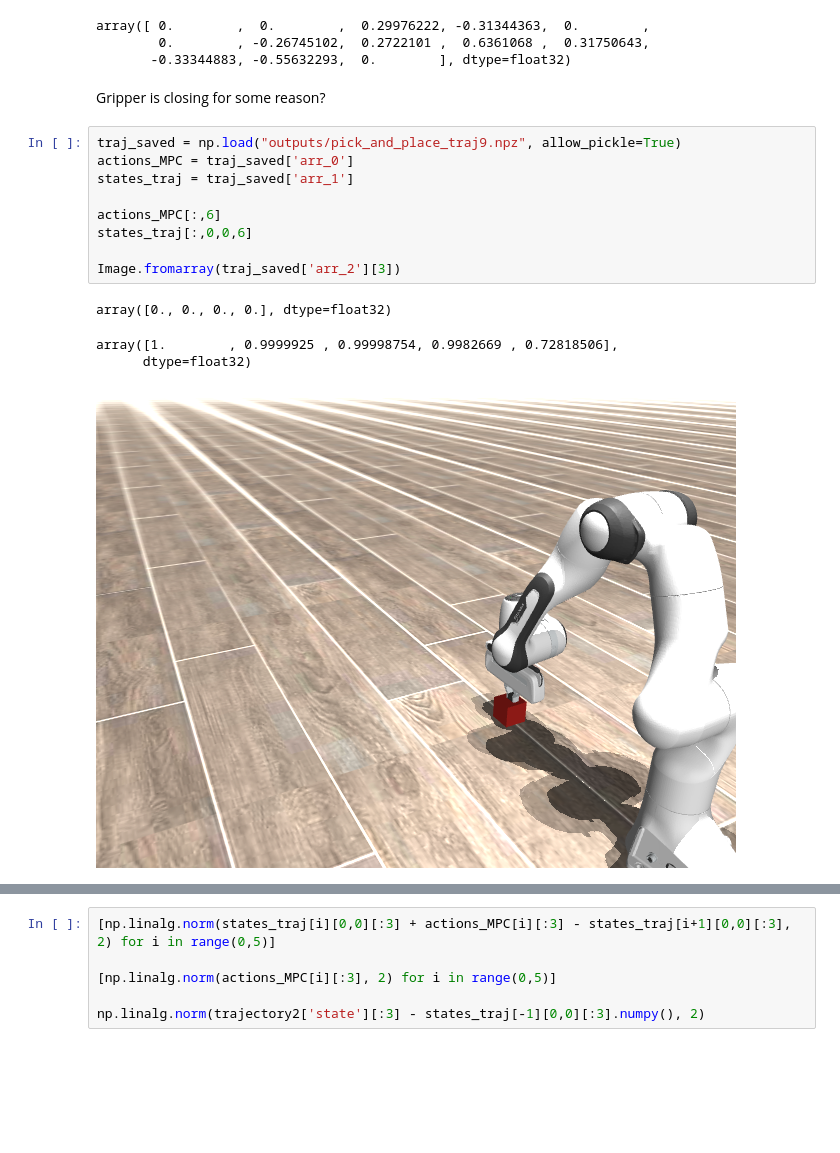
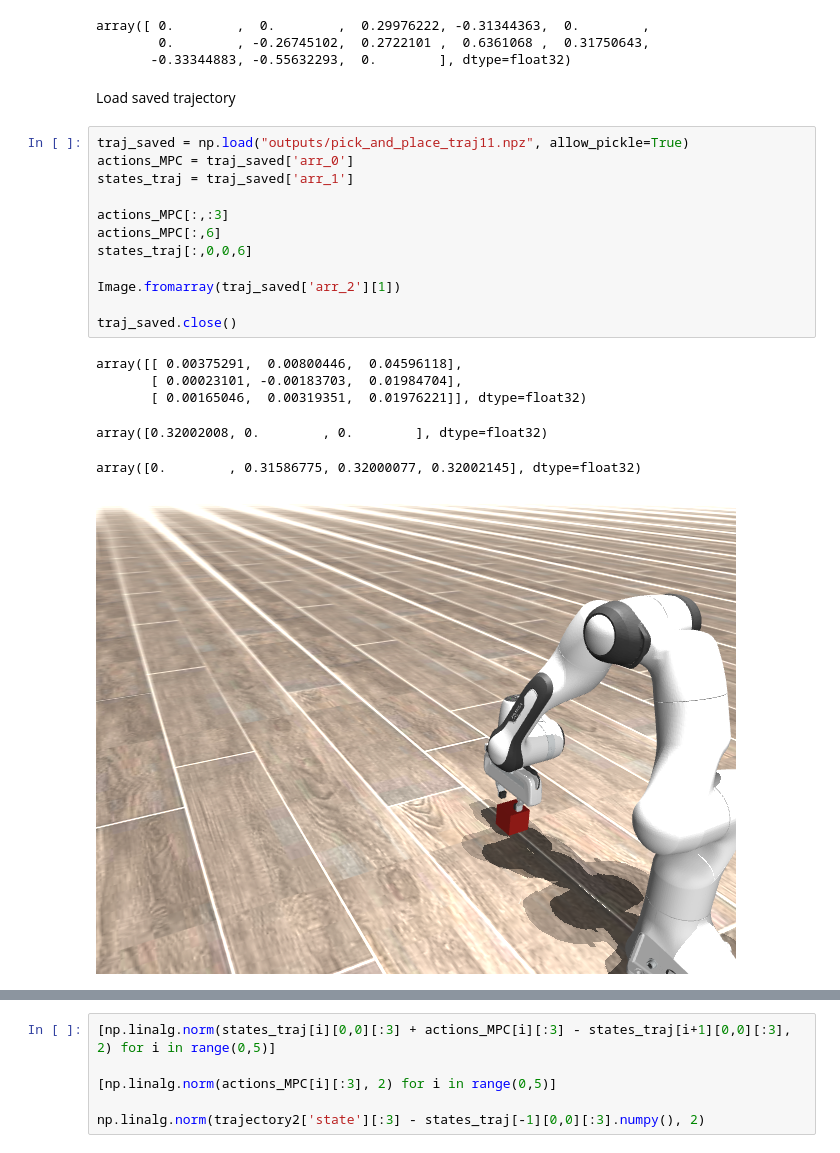
Before and after one commit to ProxyCausal/custom_gym_env, a Jupyter notebook: vjepa_AC.ipynb, the cells around one changed output, grey strips where cells are left out. Drawn from its saved outputs; the diff is of its cells as text; blank space fills up the shorter version.

```diff
--- a/vjepa_AC.ipynb
+++ b/vjepa_AC.ipynb
@@ -382,18 +436,23 @@ array([ 0.        ,  0.        ,  0.29976222, -0.31344363,  0.        ,
         0.        , -0.26745102,  0.2722101 ,  0.6361068 ,  0.31750643,
        -0.33344883, -0.55632293,  0.        ], dtype=float32)
 # %% [markdown]
-Gripper is closing for some reason?
+Load saved trajectory
 # %%
-traj_saved = np.load("outputs/pick_and_place_traj9.npz", allow_pickle=True)
+traj_saved = np.load("outputs/pick_and_place_traj11.npz", allow_pickle=True)
 actions_MPC = traj_saved['arr_0']
 states_traj = traj_saved['arr_1']
 
+actions_MPC[:,:3]
 actions_MPC[:,6]
 states_traj[:,0,0,6]
 
-Image.fromarray(traj_saved['arr_2'][3])
+Image.fromarray(traj_saved['arr_2'][1])
+
+traj_saved.close()
 # %% [output]
-array([0., 0., 0., 0.], dtype=float32)
+array([[ 0.00375291,  0.00800446,  0.04596118],
+       [ 0.00023101, -0.00183703,  0.01984704],
+       [ 0.00165046,  0.00319351,  0.01976221]], dtype=float32)
-array([1.        , 0.9999925 , 0.99998754, 0.9982669 , 0.72818506],
-      dtype=float32)
+array([0.32002008, 0.        , 0.        ], dtype=float32)
+array([0.        , 0.31586775, 0.32000077, 0.32002145], dtype=float32)
-[figure, old version]
+[figure, new version]
```
Also changed, not shown: parts of 5 cells of this notebook, 3 other files.
